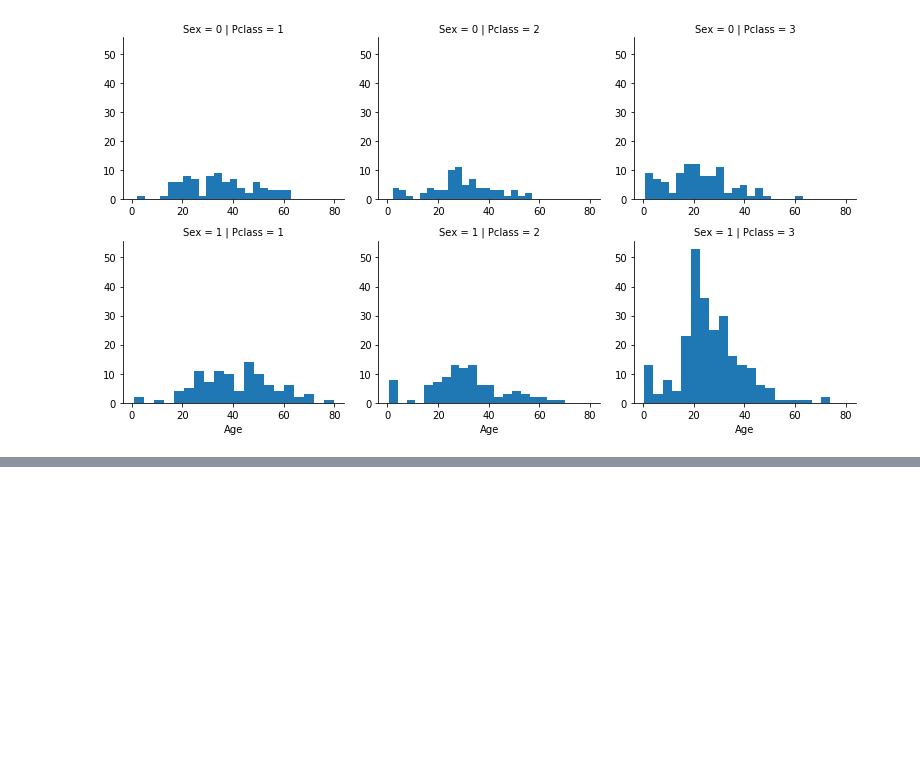
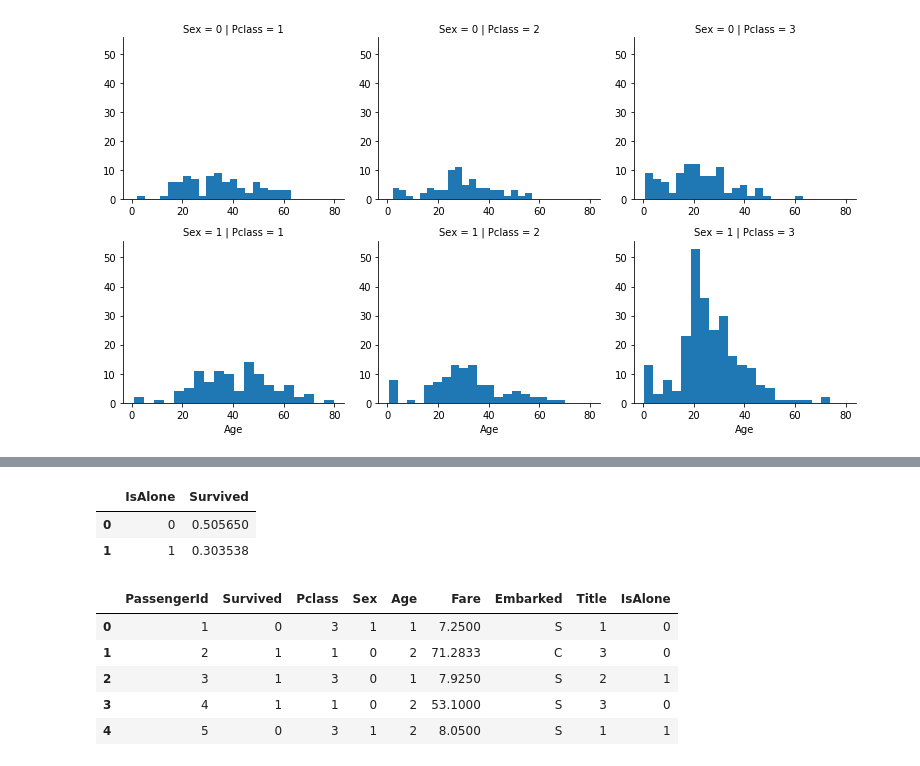
Before and after one commit to convancleave/titanic_ML_from_disaster, a Jupyter notebook: TitanicNotebook.ipynb, the cells around one changed output, grey strips where cells are left out. Saved outputs shown, nothing was run; the diff lists cells and outputs as text; code cells hidden in the pictures; blank space fills up the shorter version.

```diff
--- a/TitanicNotebook.ipynb
+++ b/TitanicNotebook.ipynb
@@ -307,0 +402,23 @@ grid.map(plt.hist, 'Age', bins=20)
+# %%
+for dataset in all_data:
+    dataset['IsAlone'] = 0
+    dataset.loc[ dataset['FamilySize'] == 1, 'IsAlone'] = 1
+
+training_data[['IsAlone', 'Survived']].groupby(['IsAlone'], as_index=False).mean()
+# %% [output]
+|  | IsAlone | Survived |
+| 0 | 0 | 0.505650 |
+| 1 | 1 | 0.303538 |
+# %%
+training_data = training_data.drop(['Parch', 'SibSp', 'FamilySize'], axis=1)
+test_data = test_data.drop(['Parch', 'SibSp', 'FamilySize'], axis=1)
+all_data = [training_data, test_data]
+
+training_data.head()
+# %% [output]
+|  | PassengerId | Survived | Pclass | Sex | Age | Fare | Embarked | Title | IsAlone |
+| 0 | 1 | 0 | 3 | 1 | 1 | 7.2500 | S | 1 | 0 |
+| 1 | 2 | 1 | 1 | 0 | 2 | 71.2833 | C | 3 | 0 |
+| 2 | 3 | 1 | 3 | 0 | 1 | 7.9250 | S | 2 | 1 |
+| 3 | 4 | 1 | 1 | 0 | 2 | 53.1000 | S | 3 | 0 |
+| 4 | 5 | 0 | 3 | 1 | 2 | 8.0500 | S | 1 | 1 |
```
Also changed, not shown: parts of 13 cells of this notebook.
